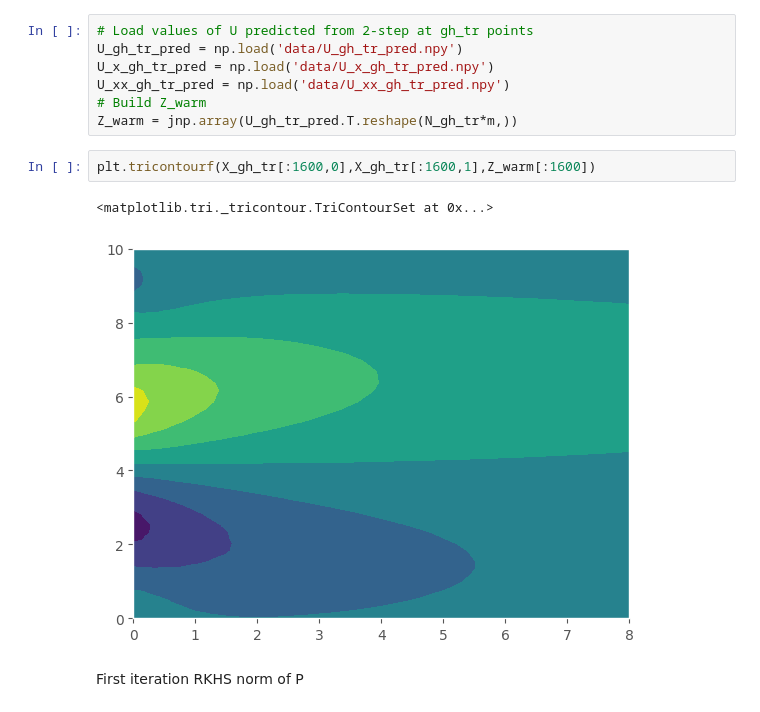
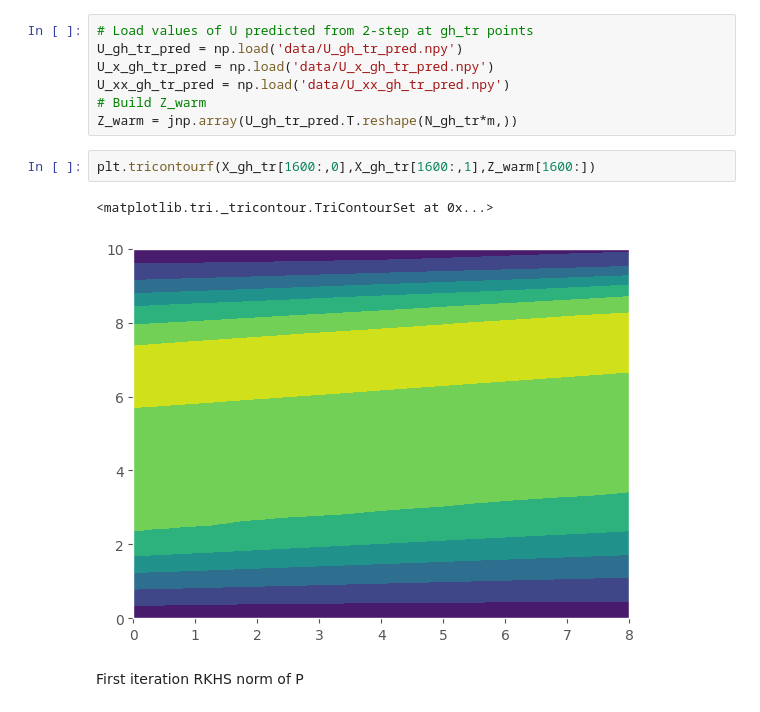
Before and after one commit to TADSGroup/kernelequationlearning, a Jupyter notebook: examples/Burgers/onepfive_step.ipynb, the cells around one changed output. Cells and saved outputs as stored; diff of their text form.

```diff
--- a/examples/Burgers/onepfive_step.ipynb
+++ b/examples/Burgers/onepfive_step.ipynb
@@ -73,10 +61,10 @@ U_xx_gh_tr_pred = np.load('data/U_xx_gh_tr_pred.npy')
 # Build Z_warm
 Z_warm = jnp.array(U_gh_tr_pred.T.reshape(N_gh_tr*m,))
 # %%
-plt.tricontourf(X_gh_tr[:1600,0],X_gh_tr[:1600,1],Z_warm[:1600])
+plt.tricontourf(X_gh_tr[1600:,0],X_gh_tr[1600:,1],Z_warm[1600:])
 # %% [output]
 <matplotlib.tri._tricontour.TriContourSet at 0x...>
-[figure, old version]
+[figure, new version]
 # %% [markdown]
 First iteration RKHS norm of P
 # %% [markdown]
```
Also changed, not shown: parts of 8 cells of this notebook, 19 other files.
